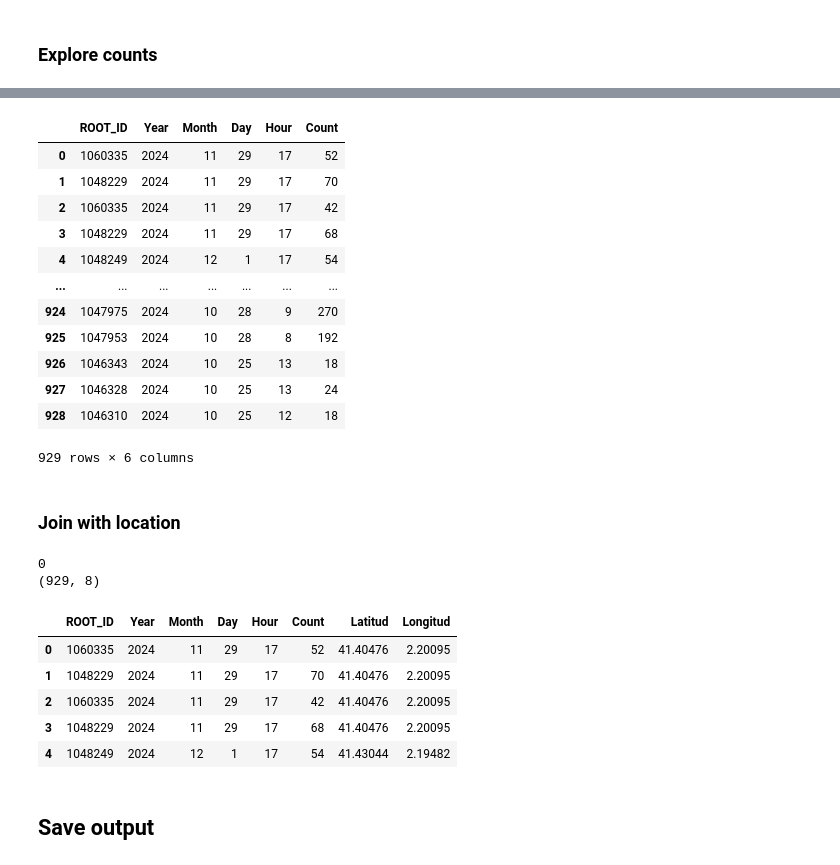
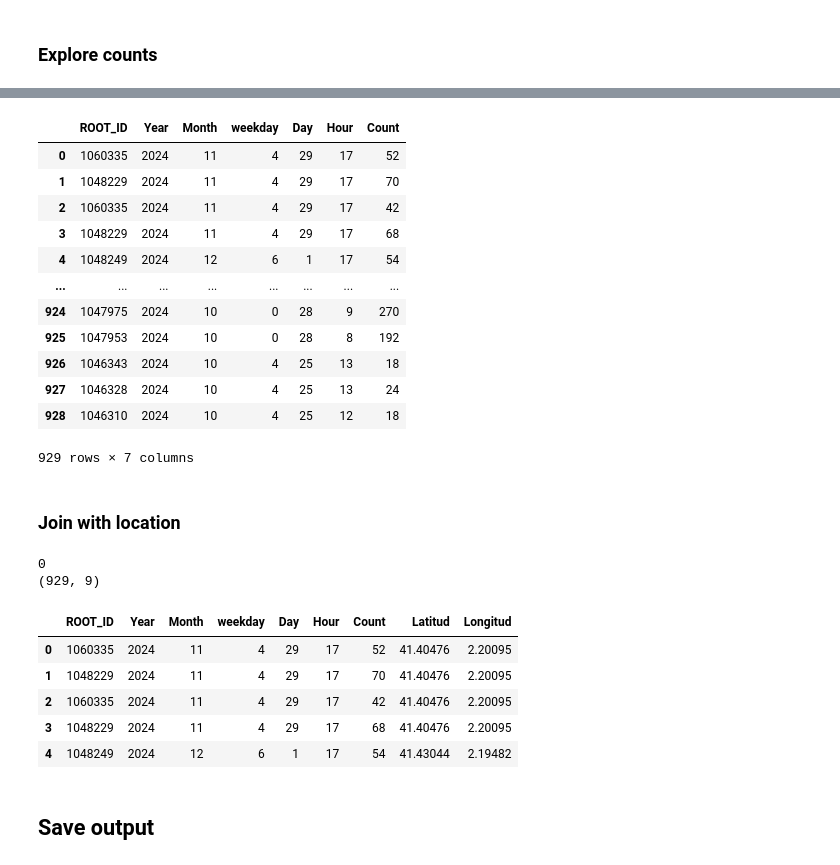
Before and after one commit to cyclingMoritz/250MUM006, a Jupyter notebook: notebooks/001-luca-explore-bicizen.ipynb, the cells around one changed output, grey strips where cells are left out. Cells and saved outputs as stored; diff of their text form; code cells hidden in the pictures.

```diff
--- a/notebooks/001-luca-explore-bicizen.ipynb
+++ b/notebooks/001-luca-explore-bicizen.ipynb
@@ -81,3 +81,7 @@ counts.describe()
 | max | 1.061432e+06 | 30.000000 | 6.000000 | 450.000000 | 2024.0 | 12.000000 | 31.000000 | 22.000000 | ... |
 # %% [markdown]
 ### Explore counts
+# %%
+counts["SPOTTED_AT"] = pd.to_datetime(counts["SPOTTED_AT"])
+counts["weekday"] = counts["SPOTTED_AT"].dt.weekday
+counts["weekday"].value_counts()
@@ -84,25 +117,25 @@ counts.describe()
 # %%
-attributes = ['ROOT_ID', 'Year', 'Month', 'Day', 'Hour','Volumen Bicicletas']
+attributes = ['ROOT_ID', 'Year', 'Month','weekday', 'Day', 'Hour','Volumen Bicicletas']
 df = counts[attributes].copy()
 #Make 'Year', 'Month', 'Day', 'Hour' int
 # Fill NaN values with 0 before converting to int
 df[['Year', 'Month', 'Day', 'Hour']] = df[['Year', 'Month', 'Day', 'Hour']].astype(int)
 df = df.rename(columns={'Volumen Bicicletas': 'Count'})
 df
 # %% [output]
-|  | ROOT_ID | Year | Month | Day | Hour | Count |
-| 0 | 1060335 | 2024 | 11 | 29 | 17 | 52 |
-| 1 | 1048229 | 2024 | 11 | 29 | 17 | 70 |
-| 2 | 1060335 | 2024 | 11 | 29 | 17 | 42 |
-| 3 | 1048229 | 2024 | 11 | 29 | 17 | 68 |
-| 4 | 1048249 | 2024 | 12 | 1 | 17 | 54 |
-| ... | ... | ... | ... | ... | ... | ... |
-| 924 | 1047975 | 2024 | 10 | 28 | 9 | 270 |
-| 925 | 1047953 | 2024 | 10 | 28 | 8 | 192 |
-| 926 | 1046343 | 2024 | 10 | 25 | 13 | 18 |
-| 927 | 1046328 | 2024 | 10 | 25 | 13 | 24 |
-| 928 | 1046310 | 2024 | 10 | 25 | 12 | 18 |
+|  | ROOT_ID | Year | Month | weekday | Day | Hour | Count |
+| 0 | 1060335 | 2024 | 11 | 4 | 29 | 17 | 52 |
+| 1 | 1048229 | 2024 | 11 | 4 | 29 | 17 | 70 |
+| 2 | 1060335 | 2024 | 11 | 4 | 29 | 17 | 42 |
+| 3 | 1048229 | 2024 | 11 | 4 | 29 | 17 | 68 |
+| 4 | 1048249 | 2024 | 12 | 6 | 1 | 17 | 54 |
+| ... | ... | ... | ... | ... | ... | ... | ... |
+| 924 | 1047975 | 2024 | 10 | 0 | 28 | 9 | 270 |
+| 925 | 1047953 | 2024 | 10 | 0 | 28 | 8 | 192 |
+| 926 | 1046343 | 2024 | 10 | 4 | 25 | 13 | 18 |
+| 927 | 1046328 | 2024 | 10 | 4 | 25 | 13 | 24 |
+| 928 | 1046310 | 2024 | 10 | 4 | 25 | 12 | 18 |
-929 rows × 6 columns
+929 rows × 7 columns
 # %% [markdown]
 ### Join with location
 # %%
@@ -112,13 +145,13 @@ print(gdf.shape)
 gdf.head()
 # %% [output]
 0
-(929, 8)
+(929, 9)
-|  | ROOT_ID | Year | Month | Day | Hour | Count | Latitud | Longitud |
-| 0 | 1060335 | 2024 | 11 | 29 | 17 | 52 | 41.40476 | 2.20095 |
-| 1 | 1048229 | 2024 | 11 | 29 | 17 | 70 | 41.40476 | 2.20095 |
-| 2 | 1060335 | 2024 | 11 | 29 | 17 | 42 | 41.40476 | 2.20095 |
-| 3 | 1048229 | 2024 | 11 | 29 | 17 | 68 | 41.40476 | 2.20095 |
-| 4 | 1048249 | 2024 | 12 | 1 | 17 | 54 | 41.43044 | 2.19482 |
+|  | ROOT_ID | Year | Month | weekday | Day | Hour | Count | Latitud | Longitud |
+| 0 | 1060335 | 2024 | 11 | 4 | 29 | 17 | 52 | 41.40476 | 2.20095 |
+| 1 | 1048229 | 2024 | 11 | 4 | 29 | 17 | 70 | 41.40476 | 2.20095 |
+| 2 | 1060335 | 2024 | 11 | 4 | 29 | 17 | 42 | 41.40476 | 2.20095 |
+| 3 | 1048229 | 2024 | 11 | 4 | 29 | 17 | 68 | 41.40476 | 2.20095 |
+| 4 | 1048249 | 2024 | 12 | 6 | 1 | 17 | 54 | 41.43044 | 2.19482 |
 # %% [markdown]
 ## Save output
 # %%
```
Also changed, not shown: parts of 5 cells of this notebook.
